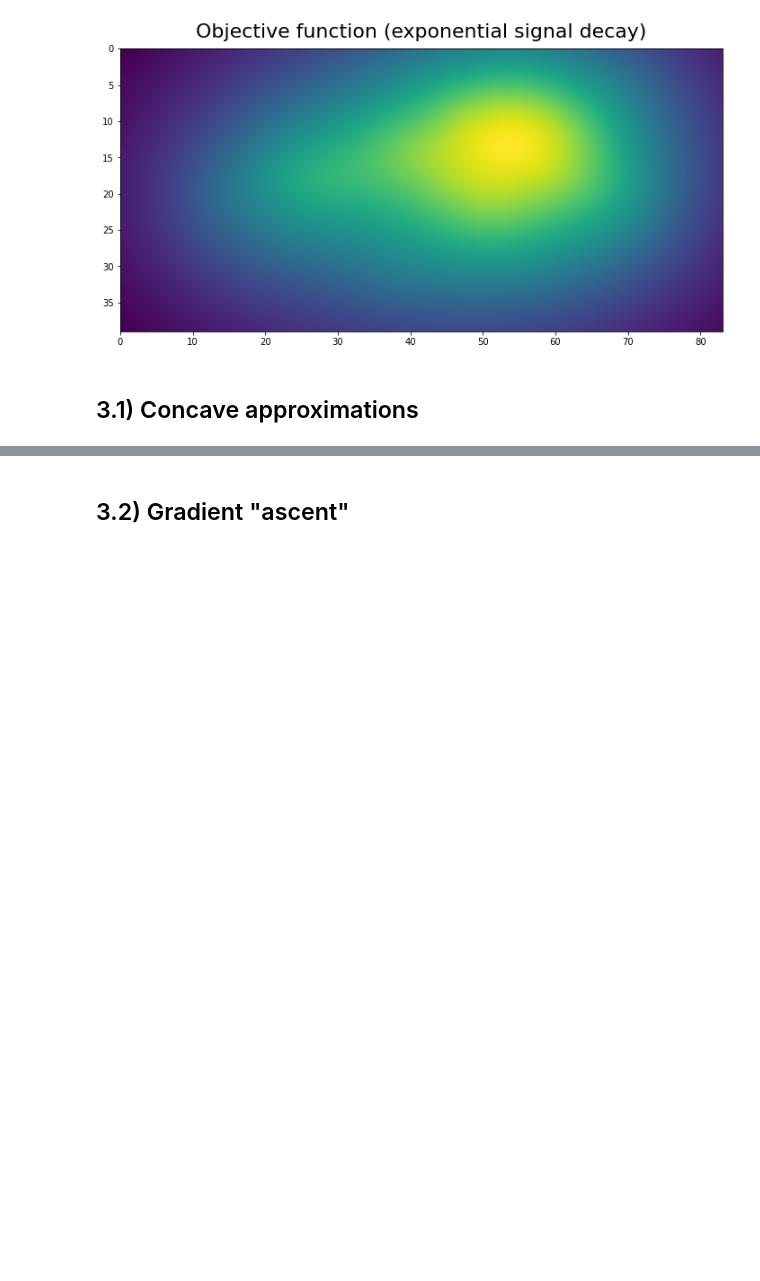
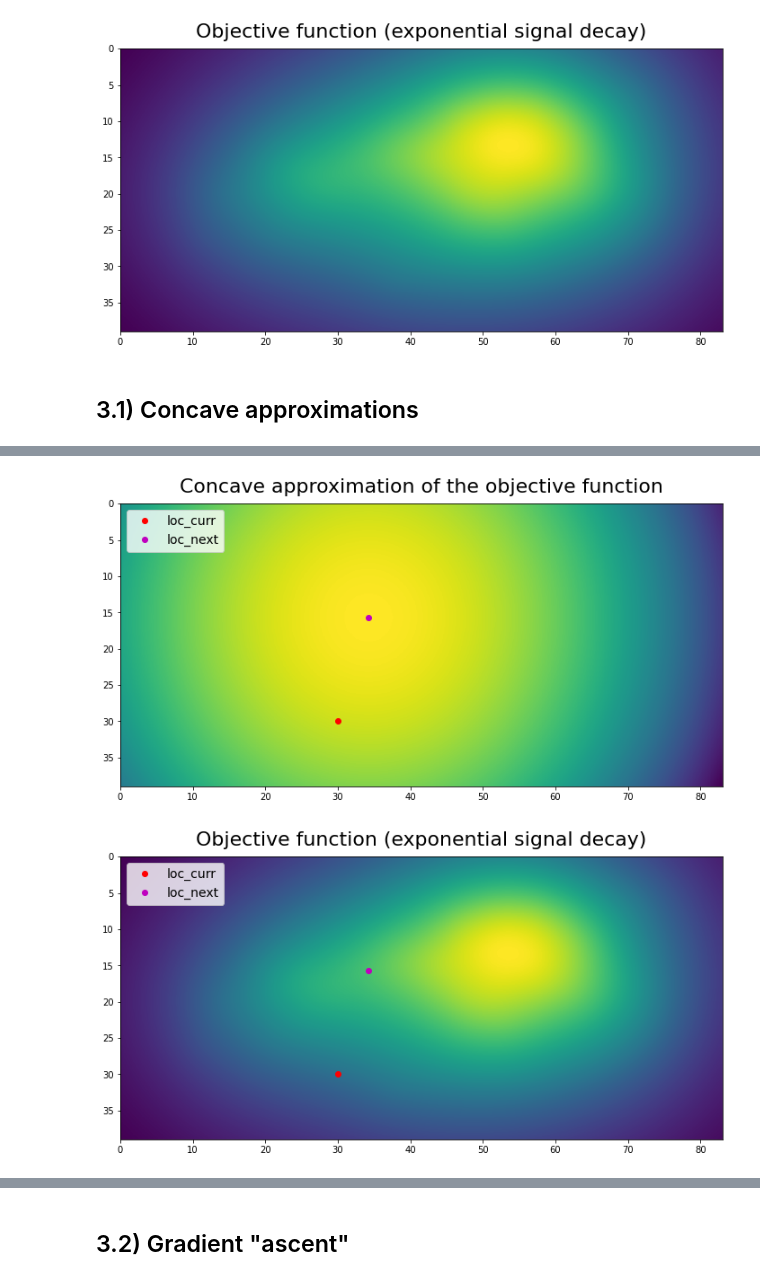
Before and after one commit to Luan-Lima-Freitas/Antenna-Placement-Optimization, a Jupyter notebook: Antenna_Placement_Optim.ipynb, the cells around one changed output, grey strips where cells are left out. Cells and saved outputs as stored; diff of their text form; code cells hidden in the pictures; blank space fills up the shorter version.

```diff
--- a/Antenna_Placement_Optim.ipynb
+++ b/Antenna_Placement_Optim.ipynb
@@ -139,9 +146,25 @@ pb.solve()
 # %%
+f_ccv_approx = f_obj_loc_curr + grad_f_loc_curr@(var - loc_curr) - R*cp.sum_squares(var - loc_curr)
+
+pb = cp.Problem(cp.Maximize(f_ccv_approx), res)
+pb.solve()
+
 loc_next = np.array(var.value)
 
 plt.figure(figsize=(12,6))
 plt.imshow(A, extent = ext)
 plt.plot(loc_curr[0], loc_curr[1], 'o', color = 'r', label = "loc_curr")
 plt.plot(loc_next[0], loc_next[1], 'o', color = 'm', label = "loc_next")
-plt.title("Objective function (concave approximation)", fontsize = 22, y = 1.02)
+plt.title("Concave approximation of the objective function", fontsize = 22, y = 1.02)
+plt.legend(loc = 'upper left', fontsize = 14)
+plt.show()
+
+plt.figure(figsize=(12,6))
+plt.imshow(F, extent = ext)
+plt.plot(loc_curr[0], loc_curr[1], 'o', color = 'r', label = "loc_curr")
+plt.plot(loc_next[0], loc_next[1], 'o', color = 'm', label = "loc_next")
+plt.title("Objective function (exponential signal decay)", fontsize = 22, y = 1.02)
 plt.legend(loc = 'upper left', fontsize = 14);
+# %% [output]
+[figure, added]
+[figure, added]
```
Also changed, not shown: parts of 40 cells of this notebook.
